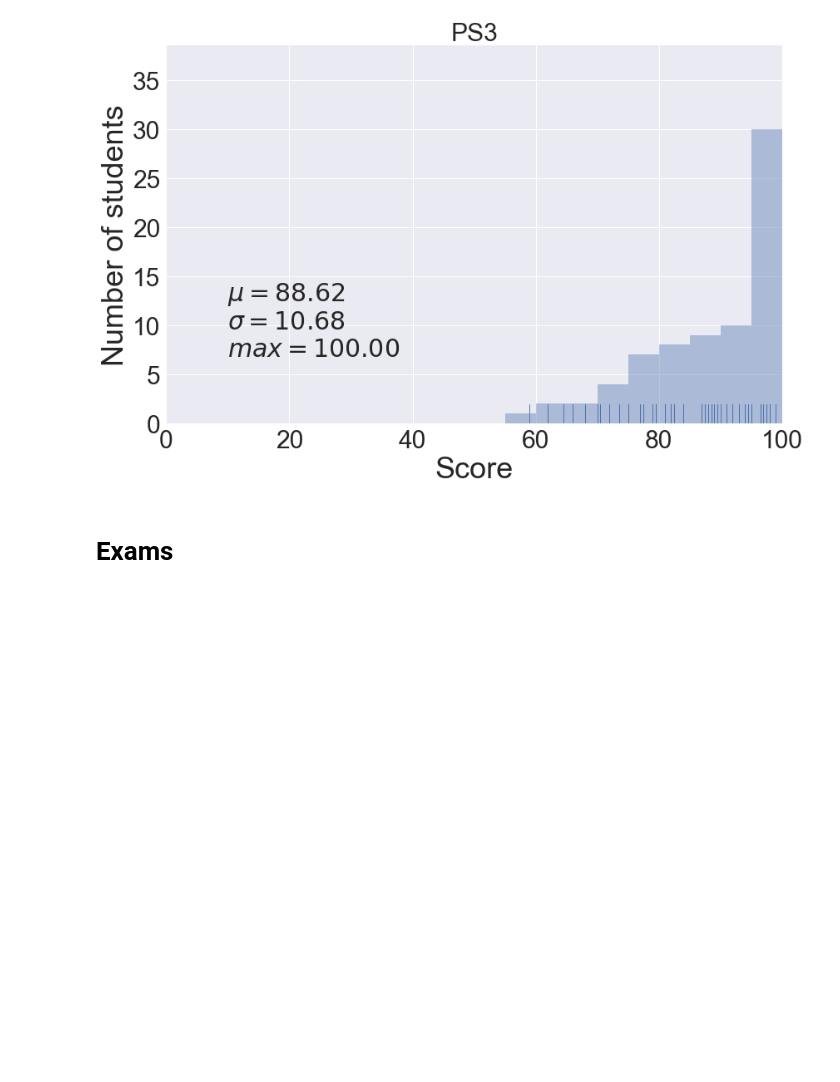
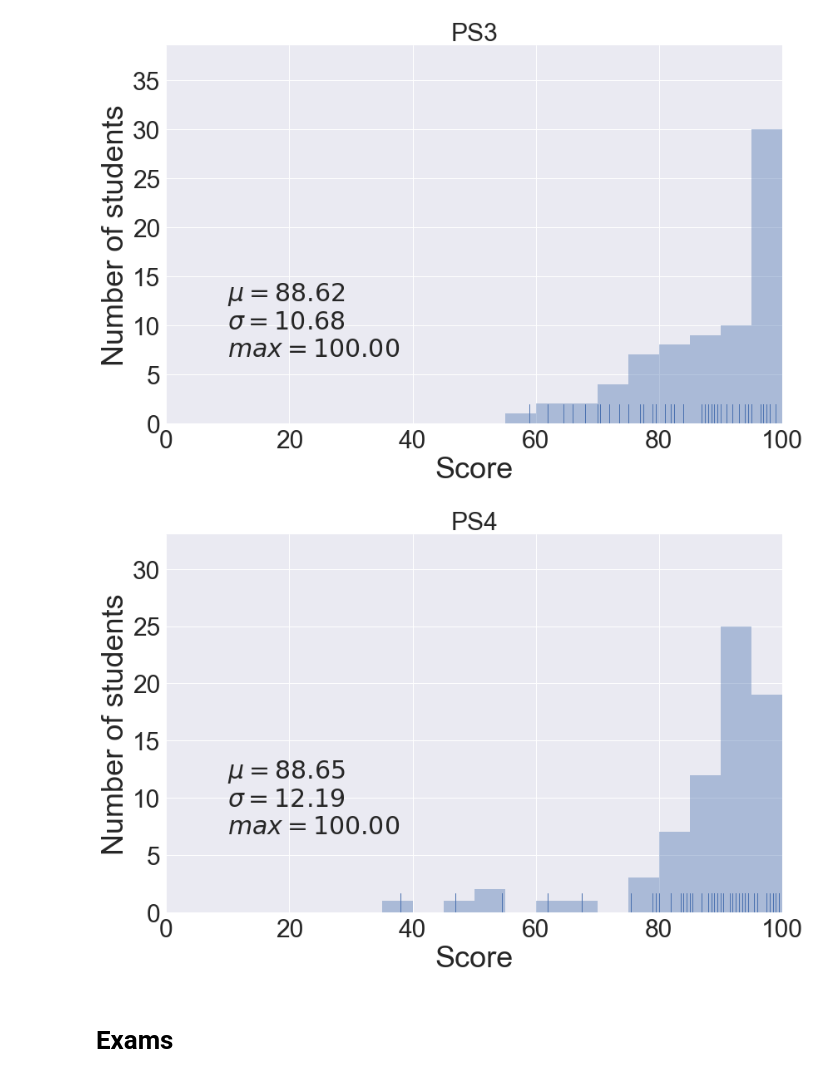
Before and after one commit to materialsvirtuallab/nano106, a Jupyter notebook: grades/Spring2017/Grade Stats.ipynb, the cells around one changed output. Saved outputs shown, nothing was run; the diff lists cells and outputs as text; code cells hidden in the pictures; blank space fills up the shorter version.

```diff
--- a/grades/Spring2017/Grade Stats.ipynb
+++ b/grades/Spring2017/Grade Stats.ipynb
@@ -159,4 +159,8 @@ cutoffs = bar_plot(d, "PS2", annotate=False)
 cutoffs = bar_plot(d, "PS3", annotate=False)
 # %% [output]
 [figure]
+# %%
+cutoffs = bar_plot(d, "PS4", annotate=False)
+# %% [output]
+[figure, added]
 # %%
```
Also changed, not shown: parts of 3 cells of this notebook.
